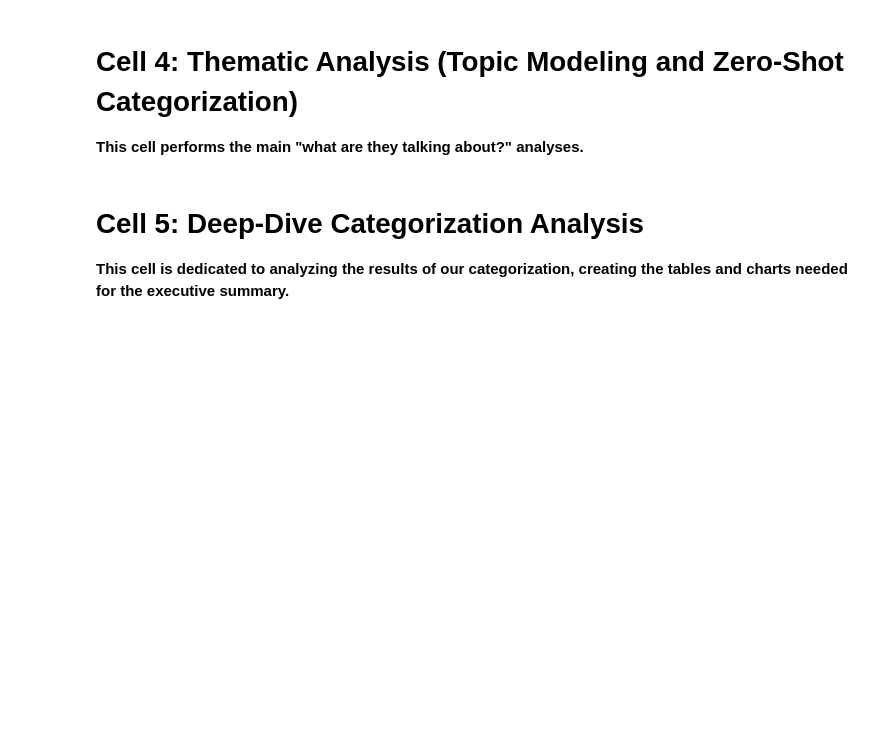
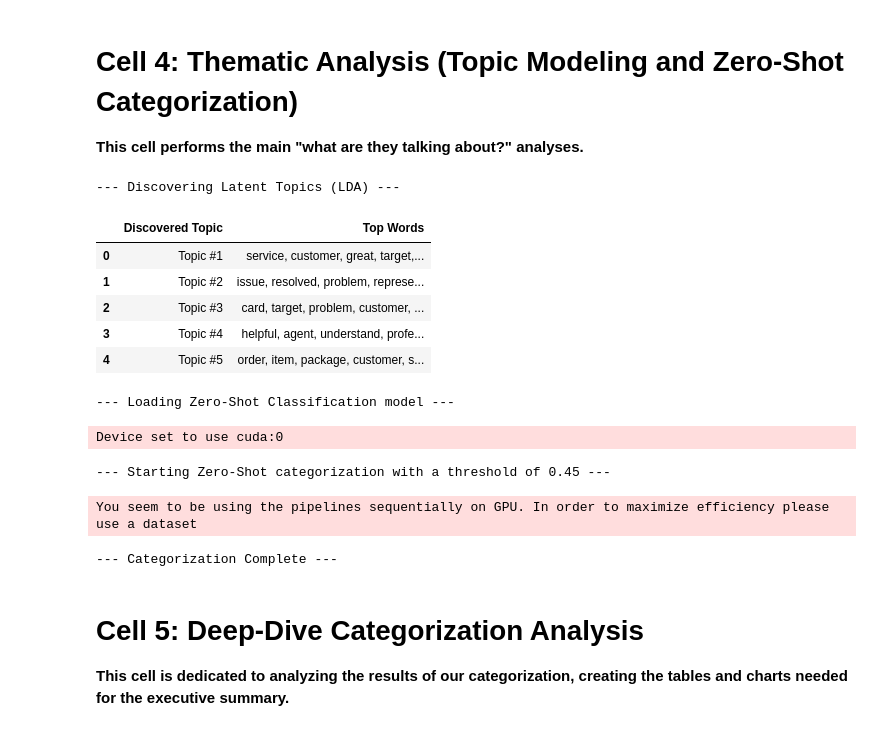
Before and after one commit to EJmGates/Python-Projects, a Jupyter notebook: verbatim-analysis-master-script.ipynb, the cells around one changed output. Saved outputs shown, nothing was run; the diff lists cells and outputs as text; code cells hidden in the pictures; blank space fills up the shorter version.

```diff
--- a/verbatim-analysis-master-script.ipynb
+++ b/verbatim-analysis-master-script.ipynb
@@ -232,7 +311,7 @@ generate_and_save_wordcloud(" ".join(df[df.sentiment_label == 'Negative']['clean
 # %%
 # --- 1. Topic Modeling (LDA) ---
 print("\n--- Discovering Latent Topics (LDA) ---")
-vectorizer = CountVectorizer(max_df=0.9, min_df=5, stop_words='english')
+vectorizer = CountVectorizer(max_df=0.9, min_df=3, stop_words='english')
 dtm = vectorizer.fit_transform(df['cleaned_text'].dropna())
 if dtm.shape[0] > 1 and dtm.shape[1] > 1:
     lda = LatentDirichletAllocation(n_components=TOPIC_MODEL_TOPICS, random_state=42)
@@ -249,33 +328,46 @@ else:
     df_topics = pd.DataFrame() # Create empty df if it fails
 
 # --- 2. Zero-Shot Root Cause Categorization ---
 print("\n--- Loading Zero-Shot Classification model ---")
 classifier = pipeline("zero-shot-classification", model="facebook/bart-large-mnli")
 
 def get_multi_label_predictions(text, labels, threshold):
     if not text or not isinstance(text, str): return []
     results = classifier(text, candidate_labels=labels, multi_label=True)
     return [label for i, label in enumerate(results['labels']) if results['scores'][i] >= threshold]
 
 def extract_key_phrases(text):
     return "|".join([str(p) for p in TextBlob(text).noun_phrases[:3]]) if text else ""
 
 def categorize_row(row):
     text = row[TEXT_COLUMN_NAME]
     matched_cats = get_multi_label_predictions(text, list(CATEGORIES.keys()), CLASSIFICATION_THRESHOLD)
     matched_subcats = []
     if matched_cats:
         for cat in matched_cats:
             sub_preds = get_multi_label_predictions(text, CATEGORIES.get(cat, []), CLASSIFICATION_THRESHOLD)
             matched_subcats.extend(sub_preds)
         if not matched_subcats and (key_phrases := extract_key_phrases(text)):
             matched_subcats.append(f"SUGGESTION: {key_phrases}")
     return "|".join(matched_cats) if matched_cats else 'Uncategorized', "|".join(matched_subcats) if matched_subcats else ""
 
 print(f"\n--- Starting Zero-Shot categorization with a threshold of {CLASSIFICATION_THRESHOLD:.2f} ---")
 df[['Category', 'Sub-Category']] = df.progress_apply(categorize_row, axis=1, result_type='expand')
 
 print("\n--- Categorization Complete ---")
+# %% [output]
+--- Discovering Latent Topics (LDA) ---
+|  | Discovered Topic | Top Words |
+| 0 | Topic #1 | service, customer, great, target,... |
+| 1 | Topic #2 | issue, resolved, problem, represe... |
+| 2 | Topic #3 | card, target, problem, customer, ... |
+| 3 | Topic #4 | helpful, agent, understand, profe... |
+| 4 | Topic #5 | order, item, package, customer, s... |
+--- Loading Zero-Shot Classification model ---
+Device set to use cuda:0
+--- Starting Zero-Shot categorization with a threshold of 0.45 ---
+You seem to be using the pipelines sequentially on GPU. In order to maximize efficiency please use a dataset
+--- Categorization Complete ---
 # %% [markdown]
 # Cell 5: Deep-Dive Categorization Analysis
 **This cell is dedicated to analyzing the results of our categorization, creating the tables and charts needed for the executive summary.**
```
Also changed, not shown: parts of 6 cells of this notebook.
